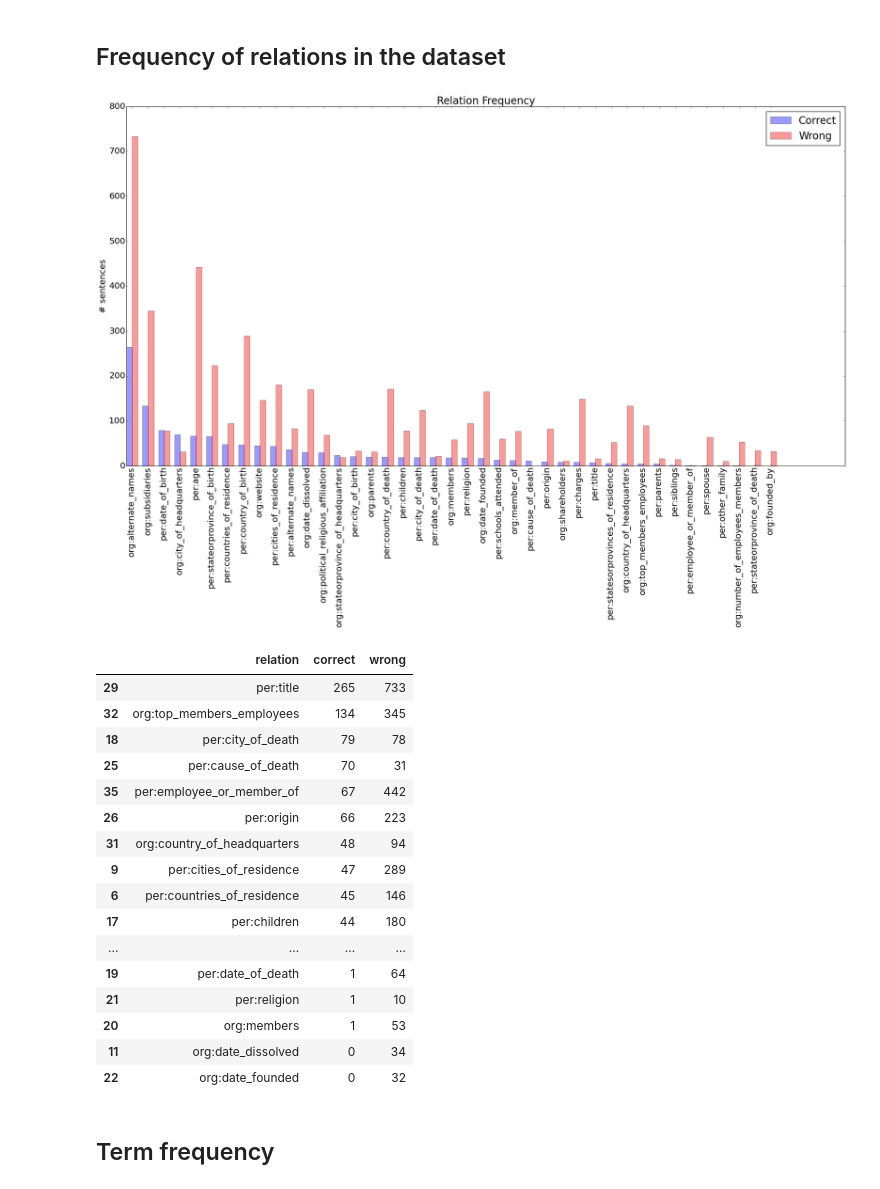
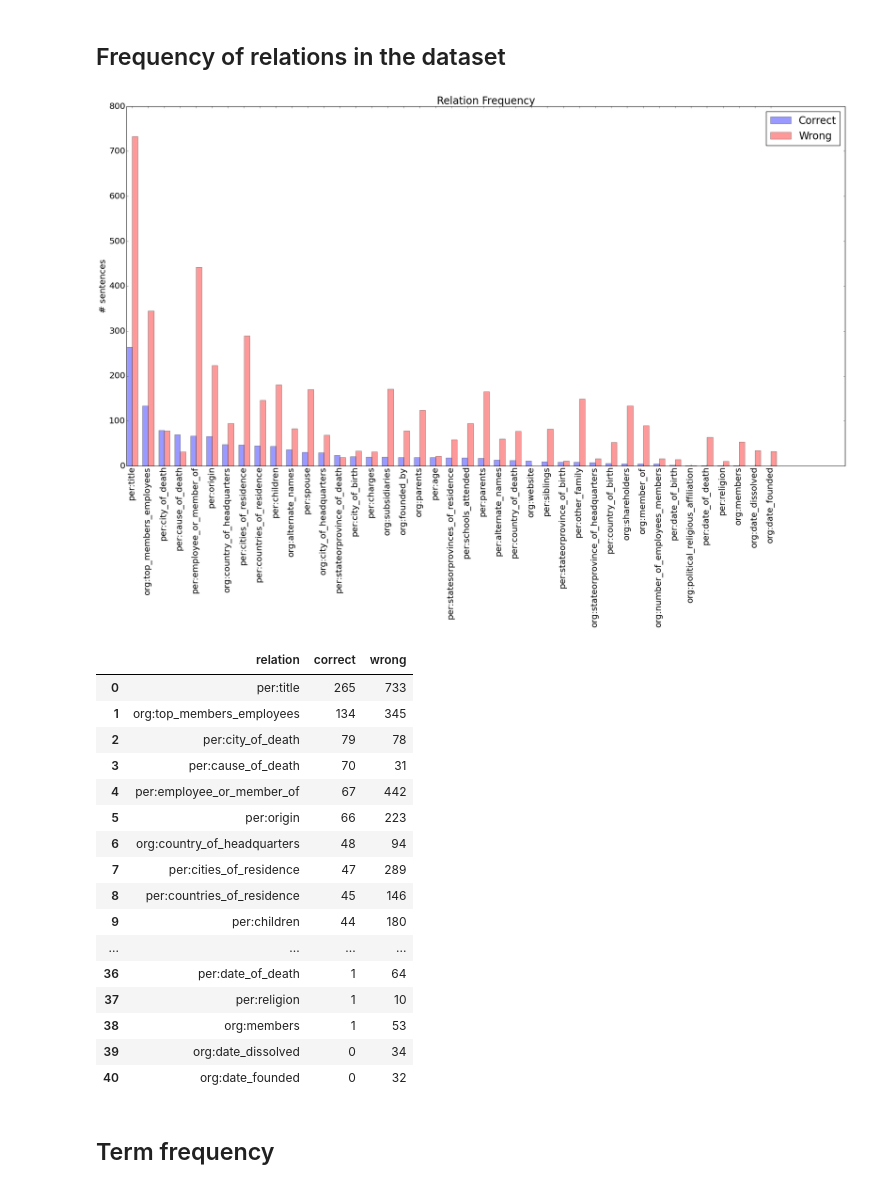
Before and after one commit to CrowdTruth/Open-Domain-Relation-Extraction, a Jupyter notebook: open-domain_data-prep.ipynb, the cells around one changed output. Drawn from its saved outputs; the diff is of its cells as text; code cells hidden in the pictures.

Commit message:
fixed rel freq index

```diff
--- a/open-domain_data-prep.ipynb
+++ b/open-domain_data-prep.ipynb
@@ -61,61 +61,61 @@ for relation in data_wrong["relation"]:
 rel_freq = pd.DataFrame(rel_count_correct.keys(), index = range(0, len(relations)), columns = ["relation"])
 rel_freq["correct"] = rel_count_correct.values()
 rel_freq["wrong"] = rel_count_wrong.values()
-rel_freq = rel_freq.sort(["correct"], ascending = 0)
+rel_freq = rel_freq.sort(["correct"], ascending = 0).reset_index(drop = True)
 
 ## plot fig
 
 n_groups = len(relations)
 
 fig, ax = plt.subplots()
 plt.rcParams["figure.figsize"] = 30, 15
 plt.rcParams.update({'font.size': 20})
 
 index = np.arange(0, n_groups * 2, 2)
 bar_width = 0.7
 
 opacity = 0.4
 error_config = {'ecolor': '0.3'}
 
 rects1 = plt.bar(index, rel_freq["correct"], bar_width,
                  alpha=opacity,
                  color='b',
                  label='Correct')
 
 rects2 = plt.bar(index + bar_width, rel_freq["wrong"], bar_width,
                  alpha=opacity,
                  color='r',
                  label='Wrong')
 
 plt.ylabel('# sentences')
 plt.title('Relation Frequency')
-# plt.xticks(index + bar_width, rel_freq["relation"], rotation = "vertical")
+plt.xticks(index + bar_width, rel_freq["relation"], rotation = "vertical")
 plt.legend(loc = 1)
 
 # plt.tight_layout()
 plt.show()
 # %% [output]
-[figure, old version]
+[figure, new version]
 # %%
 rel_freq.sort(["correct"], ascending = 0)
 # %% [output]
 |  | relation | correct | wrong |
-| 29 | per:title | 265 | 733 |
-| 32 | org:top_members_employees | 134 | 345 |
-| 18 | per:city_of_death | 79 | 78 |
-| 25 | per:cause_of_death | 70 | 31 |
-| 35 | per:employee_or_member_of | 67 | 442 |
-| 26 | per:origin | 66 | 223 |
-| 31 | org:country_of_headquarters | 48 | 94 |
-| 9 | per:cities_of_residence | 47 | 289 |
-| 6 | per:countries_of_residence | 45 | 146 |
-| 17 | per:children | 44 | 180 |
+| 0 | per:title | 265 | 733 |
+| 1 | org:top_members_employees | 134 | 345 |
+| 2 | per:city_of_death | 79 | 78 |
+| 3 | per:cause_of_death | 70 | 31 |
+| 4 | per:employee_or_member_of | 67 | 442 |
+| 5 | per:origin | 66 | 223 |
+| 6 | org:country_of_headquarters | 48 | 94 |
+| 7 | per:cities_of_residence | 47 | 289 |
+| 8 | per:countries_of_residence | 45 | 146 |
+| 9 | per:children | 44 | 180 |
 | ... | ... | ... | ... |
-| 19 | per:date_of_death | 1 | 64 |
-| 21 | per:religion | 1 | 10 |
-| 20 | org:members | 1 | 53 |
-| 11 | org:date_dissolved | 0 | 34 |
-| 22 | org:date_founded | 0 | 32 |
+| 36 | per:date_of_death | 1 | 64 |
+| 37 | per:religion | 1 | 10 |
+| 38 | org:members | 1 | 53 |
+| 39 | org:date_dissolved | 0 | 34 |
+| 40 | org:date_founded | 0 | 32 |
 # %% [markdown]
 ## Term frequency
 # %%
```
Also changed, not shown: parts of 2 cells of this notebook.
